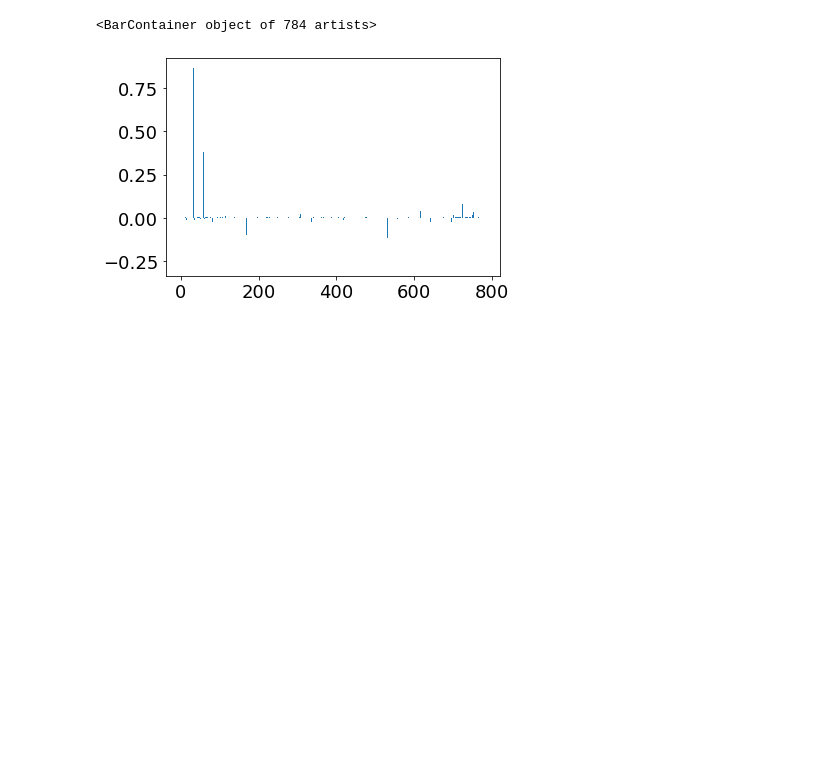
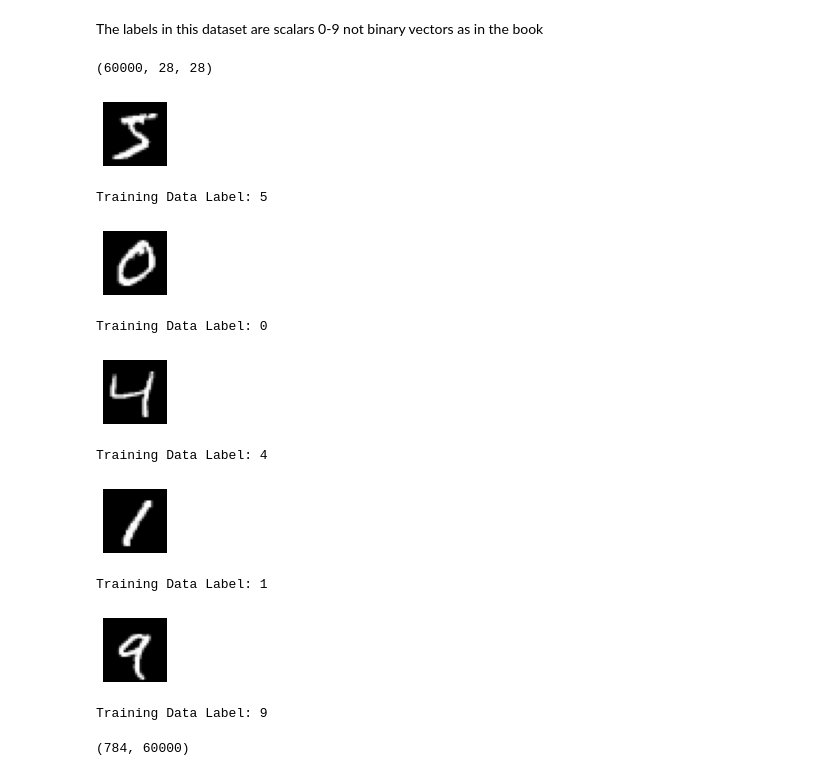
Before and after one commit to JoeJenning/Jennings, a Jupyter notebook: HW_4.4.ipynb, the cells around one changed output. Cells and saved outputs as stored; diff of their text form; code cells hidden in the pictures; blank space fills up the shorter version.

```diff
--- a/HW_4.4.ipynb
+++ b/HW_4.4.ipynb
@@ -9,15 +9,38 @@ from keras.datasets import mnist
 rcParams.update({'font.size': 18})
 # %%
 (train_X, train_y), (test_X, test_y) = mnist.load_data()
+# %% [markdown]
+The labels in this dataset are scalars 0-9 not binary vectors as in the book
+# %%
+train_X.shape
+# %% [output]
+(60000, 28, 28)
+# %%
+for i in range(5):
+    plt.subplot(330+1+i)
+    plt.imshow(train_X[i], cmap=plt.get_cmap('gray'))
+    plt.axis('off')
+    plt.show()
+    print("Training Data Label: "+ str(train_y[i]))
+# %% [output]
+[figure, added]
+Training Data Label: 5
+[figure, added]
+Training Data Label: 0
+[figure, added]
+Training Data Label: 4
+[figure, added]
+Training Data Label: 1
+[figure, added]
+Training Data Label: 9
 # %%
 A=np.zeros((np.square(train_X.shape[1]),train_X.shape[0]))
 for i in range(train_X.shape[0]):
     A[:,i]=train_X[i].flatten()
+# %%
+A.shape
+# %% [output]
+(784, 60000)
 # %%
 a = np.linalg.lstsq(A.T,train_y,rcond=None)[0]
 sol=A.T@a
-# %%
-plt.bar(range(a.shape[0]),a)
-# %% [output]
-<BarContainer object of 784 artists>
-[figure, removed]
```
Also changed, not shown: parts of 6 cells of this notebook.
